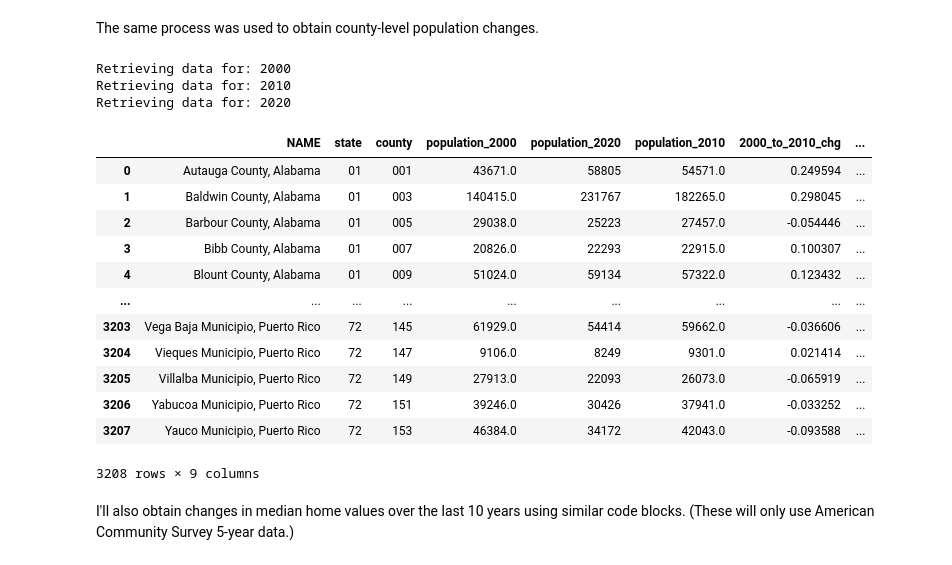
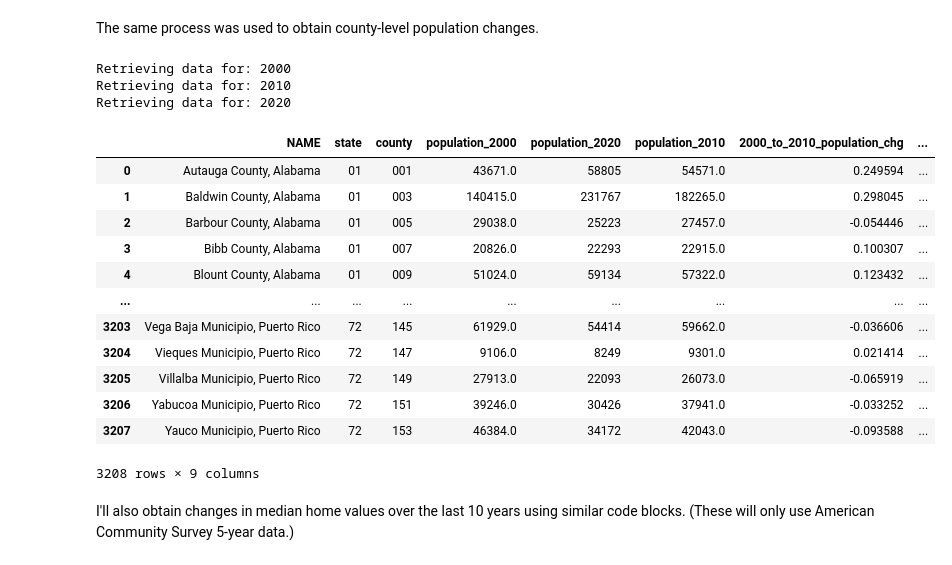
Before and after one commit to kburchfiel/census_query_tutorial, a Jupyter notebook: census_query_tutorial_v5.ipynb, the cells around one changed output. Saved outputs shown, nothing was run; the diff lists cells and outputs as text; code cells hidden in the pictures.

```diff
--- a/census_query_tutorial_v5.ipynb
+++ b/census_query_tutorial_v5.ipynb
@@ -625,20 +625,20 @@ The same process was used to obtain county-level population changes.
 # %%
 census_county_population = compare_variable_across_years(variable = 'P001001', variable_name = 'population', source= 'census_sf1', year_list = [2000, 2010], region = 'county', api_key = api_key)
 census_county_population_2000_to_2020 = census_county_population.merge(compare_variable_across_years(variable = 'P1_001N', variable_name = 'population', source= 'census_redistricting', year_list = [2020], region = 'county', api_key = api_key).drop(['state', 'county'],axis=1), on = 'NAME')
 census_county_population_2000_to_2020.insert(4, 'population_2020', census_county_population_2000_to_2020.pop('population_2020'))
-census_county_population_2000_to_2020['2010_to_2020_chg'] = (census_county_population_2000_to_2020['population_2020'] / census_county_population_2000_to_2020['population_2010'])-1
-census_county_population_2000_to_2020['2000_to_2020_chg'] = (census_county_population_2000_to_2020['population_2020'] / census_county_population_2000_to_2020['population_2000'])-1
+census_county_population_2000_to_2020['2010_to_2020_population_chg'] = (census_county_population_2000_to_2020['population_2020'] / census_county_population_2000_to_2020['population_2010'])-1
+census_county_population_2000_to_2020['2000_to_2020_population_chg'] = (census_county_population_2000_to_2020['population_2020'] / census_county_population_2000_to_2020['population_2000'])-1
 
 census_county_population_2000_to_2020.dropna(inplace=True)
 
 census_county_population_2000_to_2020.to_csv('census_county_population_2000_to_2020.csv', index = False)
 
 census_county_population_2000_to_2020
 # %% [output]
 Retrieving data for: 2000
 Retrieving data for: 2010
 Retrieving data for: 2020
-|  | NAME | state | county | population_2000 | population_2020 | population_2010 | 2000_to_2010_chg | ... |
+|  | NAME | state | county | population_2000 | population_2020 | population_2010 | 2000_to_2010_population_chg | ... |
 | 0 | Autauga County, Alabama | 01 | 001 | 43671.0 | 58805 | 54571.0 | 0.249594 | ... |
 | 1 | Baldwin County, Alabama | 01 | 003 | 140415.0 | 231767 | 182265.0 | 0.298045 | ... |
 | 2 | Barbour County, Alabama | 01 | 005 | 29038.0 | 25223 | 27457.0 | -0.054446 | ... |
```
Also changed, not shown: parts of 10 cells of this notebook, 11 other files.
